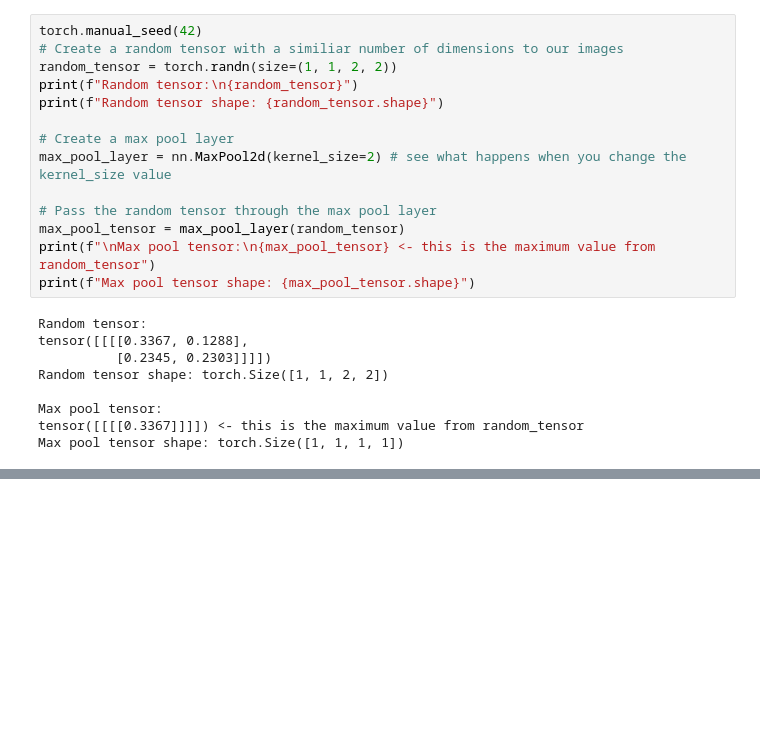
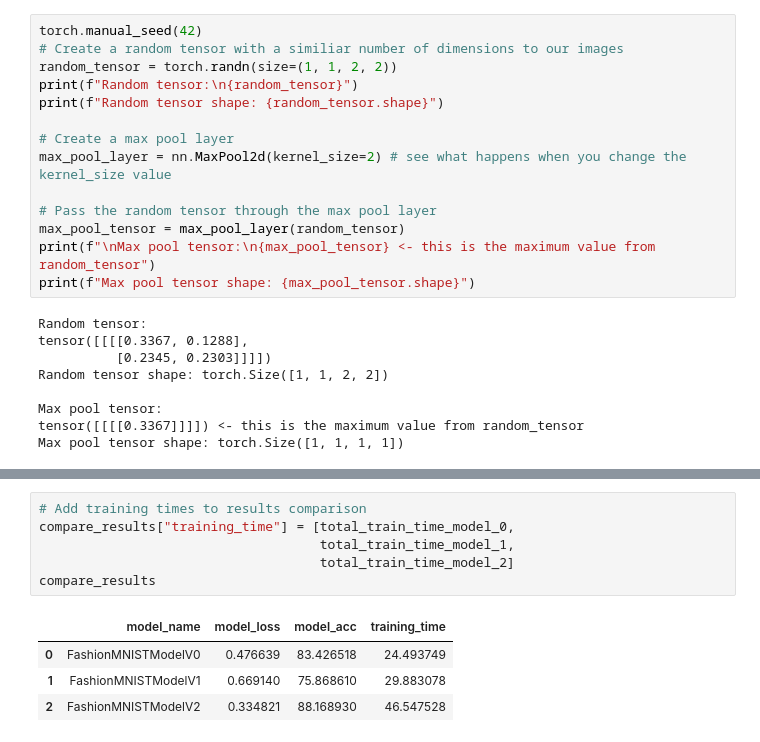
Before and after one commit to duongtrung/Pytorch-tutorials, a Jupyter notebook: 03_pytorch_computer_vision_up.ipynb, the cells around one changed output, grey strips where cells are left out. Saved outputs shown, nothing was run; the diff lists cells and outputs as text; blank space fills up the shorter version.

```diff
--- a/03_pytorch_computer_vision_up.ipynb
+++ b/03_pytorch_computer_vision_up.ipynb
@@ -1330,0 +1444,11 @@ Except instead of just taking the maximum, the `nn.Conv2d()` performs a conovlut
+# %%
+# Add training times to results comparison
+compare_results["training_time"] = [total_train_time_model_0,
+                                    total_train_time_model_1,
+                                    total_train_time_model_2]
+compare_results
+# %% [output]
+|  | model_name | model_loss | model_acc | training_time |
+| 0 | FashionMNISTModelV0 | 0.476639 | 83.426518 | 24.493749 |
+| 1 | FashionMNISTModelV1 | 0.669140 | 75.868610 | 29.883078 |
+| 2 | FashionMNISTModelV2 | 0.334821 | 88.168930 | 46.547528 |
```
Also changed, not shown: parts of 17 cells of this notebook.
